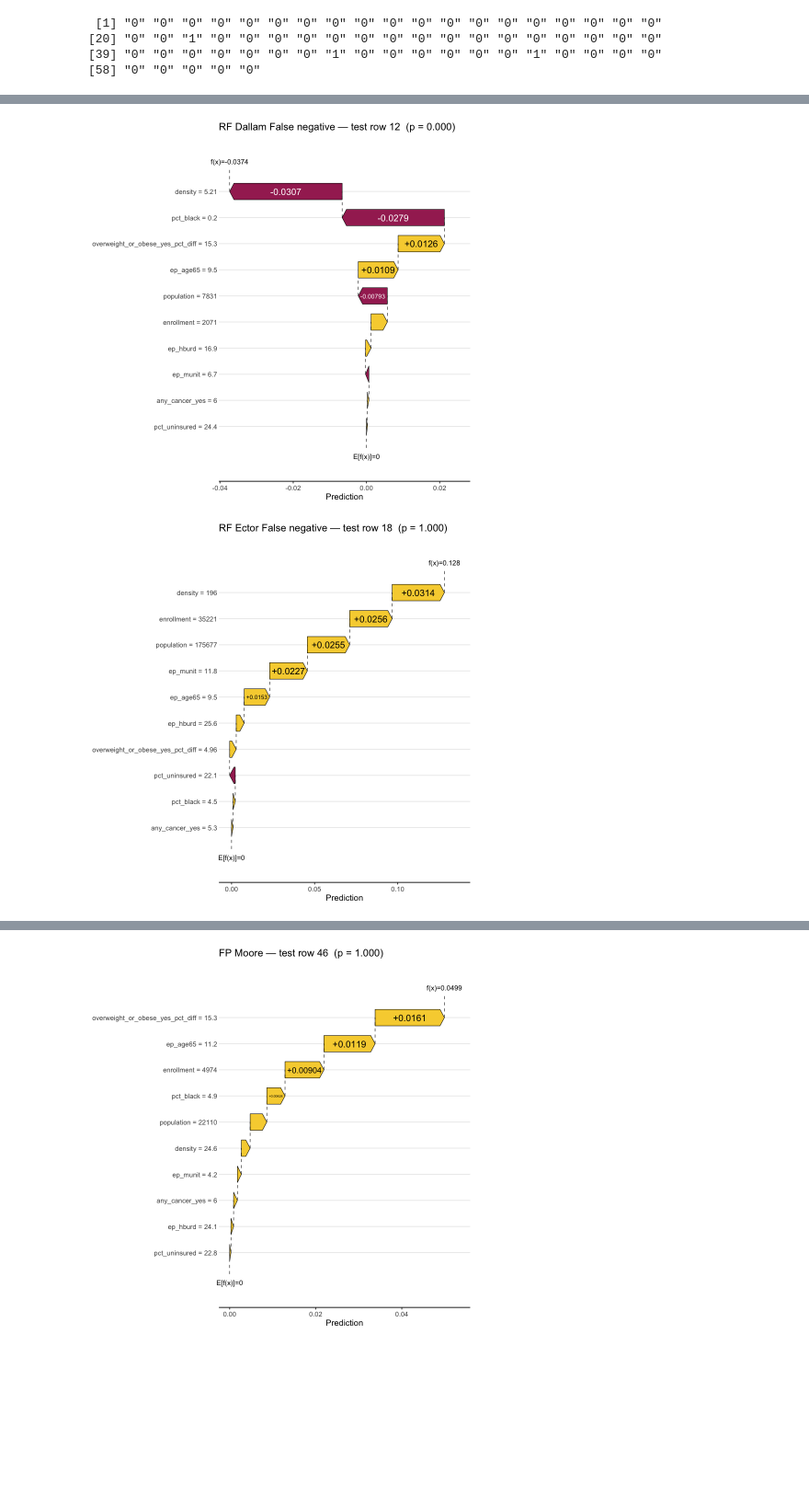
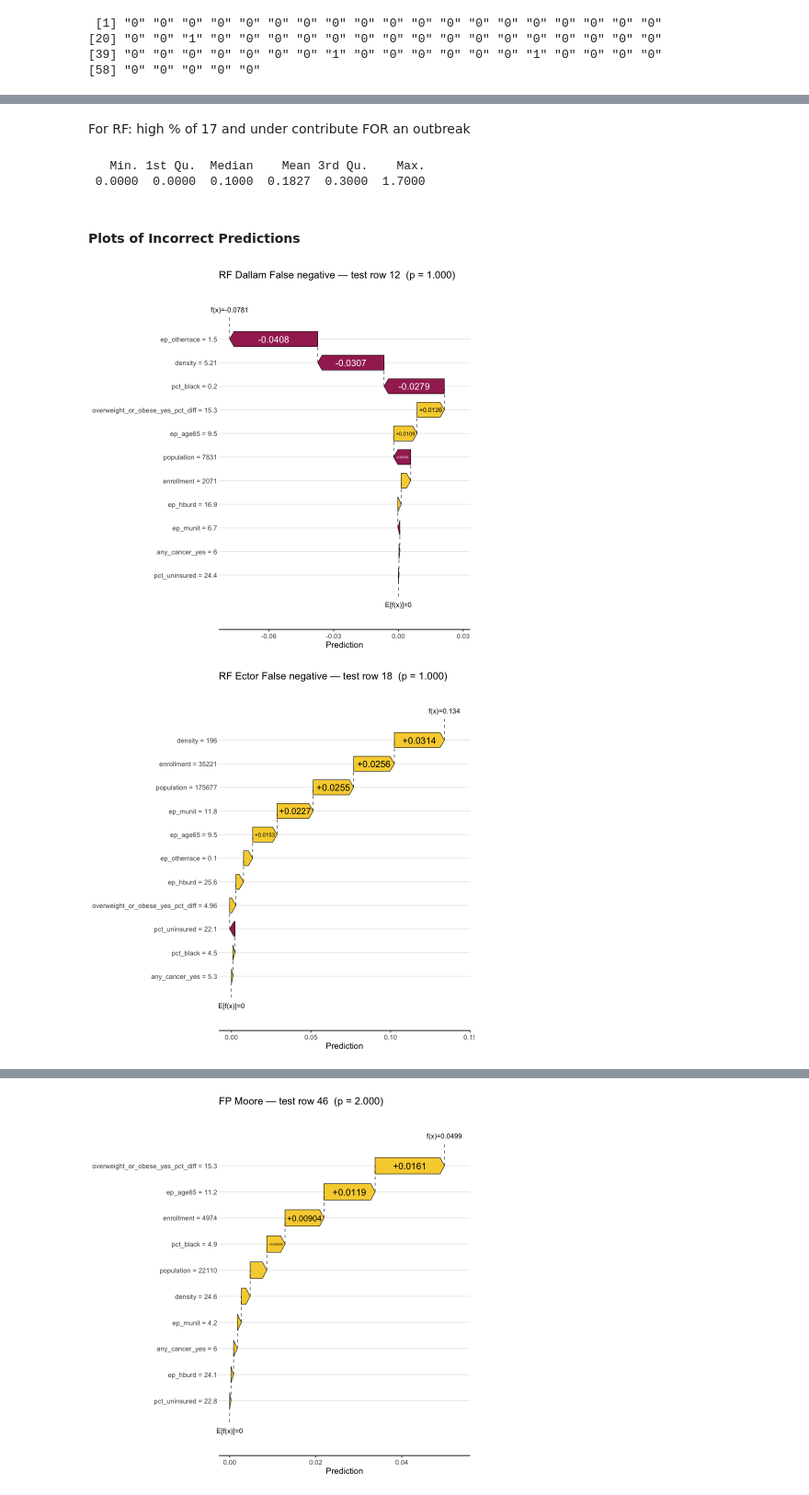
Before and after one commit to MuddORLab/Predicting-Measles-Outbreaks, a Jupyter notebook: 2026SU/classification_SHAPanalysis.ipynb, the cells around one changed output, grey strips where cells are left out. Shown at 92% size. Cells and saved outputs as stored; diff of their text form; code cells hidden in the pictures; blank space fills up the shorter version.

```diff
--- a/2026SU/classification_SHAPanalysis.ipynb
+++ b/2026SU/classification_SHAPanalysis.ipynb
@@ -273,0 +236,5 @@ sv_importance(shp_rf, kind = "beeswarm", max_display = 15) +
+# %%
+#common variables among all models
+vars <- c("enrollment", "overweight_or_obese_yes_pct_diff", "pct_black",
+          "ep_munit", "ep_age65", "density", "any_cancer_yes", "population",
+          "pct_uninsured", "ep_hburd", "ep_otherrace")
@@ -274,17 +286,26 @@ sv_importance(shp_rf, kind = "beeswarm", max_display = 15) +
+# %% [markdown]
+For RF: high % of 17 and under contribute FOR an outbreak
+# %%
+#getting information about ep_otherrace variables
+summary(df$ep_otherrace)
+# %% [output]
+   Min. 1st Qu.  Median    Mean 3rd Qu.    Max.
+ 0.0000  0.0000  0.1000  0.1827  0.3000  1.7000
+# %% [markdown]
+#### Plots of Incorrect Predictions
 # %%
+#False Negatives - Random Forest
 fn_ids <- which(y_test == 1 & vect < cutoff)
-
-vars <- c("enrollment", "overweight_or_obese_yes_pct_diff", "pct_black", "ep_munit", "ep_age65", "density", "any_cancer_yes", "population", "pct_uninsured", "ep_hburd")
 
 idx <- 1
 sv_waterfall(shp_rf[, vars], row_id = fn_ids[idx], max_display = 20) +
-  ggtitle(sprintf("RF Dallam False negative — test row %d  (p = %.3f)", fn_ids[idx], pred_xgb[fn_ids[idx]]))
+  ggtitle(sprintf("RF Dallam False negative — test row %d  (p = %.3f)", fn_ids[idx], pred_rf[fn_ids[idx]]))
 
 sv_waterfall(shp_rf[, vars], row_id = fn_ids[2], max_display = 20) +
-  ggtitle(sprintf("RF Ector False negative — test row %d  (p = %.3f)", fn_ids[2], pred_xgb[fn_ids[2]]))
+  ggtitle(sprintf("RF Ector False negative — test row %d  (p = %.3f)", fn_ids[2], pred_rf[fn_ids[2]]))
 
 sv_waterfall(shp_rf[, vars], row_id = fn_ids[3], max_display = 20) +
-  ggtitle(sprintf("RF Lamar False negative — test row %d  (p = %.3f)", fn_ids[3], pred_xgb[fn_ids[3]]))
+  ggtitle(sprintf("RF Lamar False negative — test row %d  (p = %.3f)", fn_ids[3], pred_rf[fn_ids[3]]))
 # %% [output]
-[figure, old version]
+[figure, new version]
-[figure, old version]
+[figure, new version]
```
Also changed, not shown: parts of 27 cells of this notebook, 3 other files.
